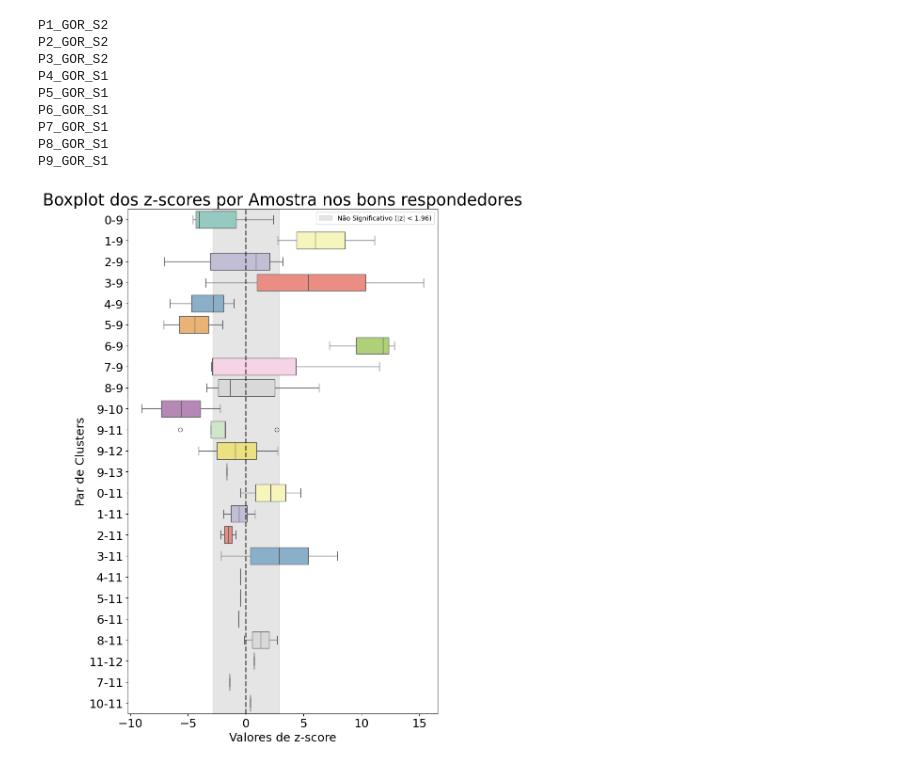
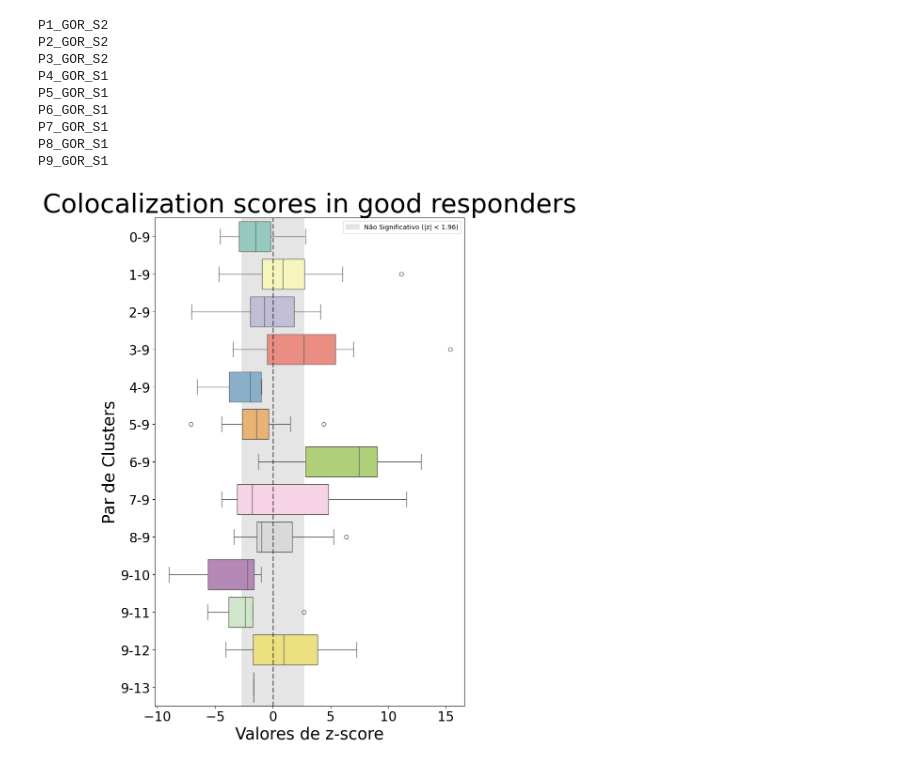
Before and after one commit to pedrovp161/spatools, a Jupyter notebook: Tutorials/clustering_correlation_analysis.ipynb, the cells around one changed output. Cells and saved outputs as stored; diff of their text form; code cells hidden in the pictures.

Commit message:
boxplot 11 error

```diff
--- a/Tutorials/clustering_correlation_analysis.ipynb
+++ b/Tutorials/clustering_correlation_analysis.ipynb
@@ -254,16 +367,16 @@ P9_GOR_S1
 # %%
-st.pl.boxplot_cluster_correlations(adata, cluster_col="clusters_0.6",
+boxplot_cluster_correlations(adata, cluster_col="clusters_0.6",
                              show=True,
-                             title="Boxplot dos z-scores por Amostra nos bons respondedores",
+                             title="Colocalization scores in good responders",
                              subset=True,
                              value=9,
                              figsize=(8, 12),
-                             title_font=25,
-                             label_font= 18,
-                             ticks_font=18
+                             title_font=40,
+                             label_font= 25,
+                             ticks_font=20
                              )
 # %% [output]
-[figure, old version]
+[figure, new version]
 # %%
 adata.uns["stats"]
 # %% [output]
```
Also changed, not shown: parts of 3 cells of this notebook, 3 other files.
